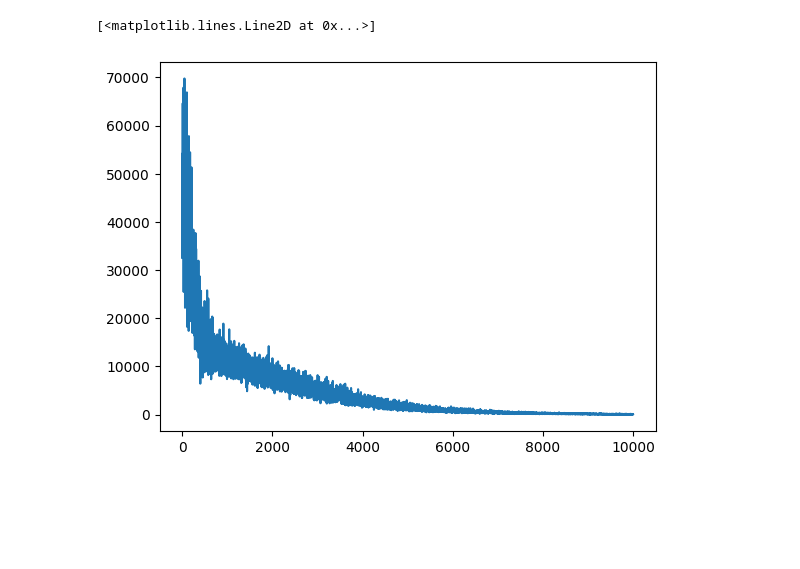
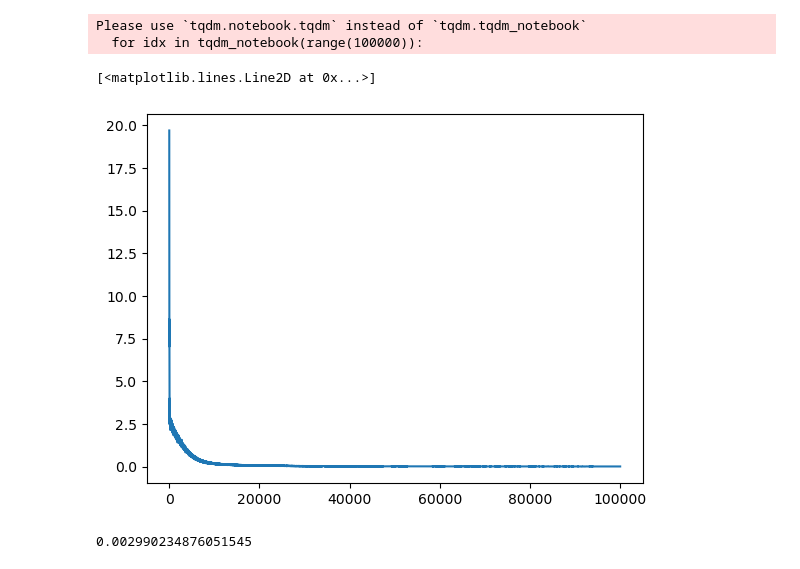
Before and after one commit to ArturKunafin/hse_dl_2024, a Jupyter notebook: Week1/PartLinear.ipynb, the cells around one changed output. Drawn from its saved outputs; the diff is of its cells as text; code cells hidden in the pictures; blank space fills up the shorter version.

```diff
--- a/Week1/PartLinear.ipynb
+++ b/Week1/PartLinear.ipynb
@@ -29,29 +34,31 @@ def f(x):
 # %%
-import torch.optim as optim
-import numpy as np
-
-optimizer = optim.Adam(net.parameters(), lr=0.001)
+optimizer = optim.SGD(net.parameters(), lr=0.001)
 loss_values = []
 
-for idx in range(10000):
-    kek = np.random.rand(100, 1) * 10 - 5
+for idx in tqdm_notebook(range(100000)):
+    kek = np.random.rand(1000, 1) * (right - left) + left
     target = f(kek)
 
     target = torch.tensor(target).to(torch.float32)
     kek    = torch.tensor(kek).to(torch.float32)
 
     output = net(kek)
 
     loss = criterion(output, target)
 
     optimizer.zero_grad()
     loss.backward()
     optimizer.step()
 
     loss_values.append(loss.item())
+plt.plot(loss_values)
+# %% [output]
+Please use `tqdm.notebook.tqdm` instead of `tqdm.tqdm_notebook`
+  for idx in tqdm_notebook(range(100000)):
+[<matplotlib.lines.Line2D at 0x...>]
+[figure, added]
-# %%
-plt.plot(loss_values)
-# %% [output]
-[<matplotlib.lines.Line2D at 0x...>]
-[figure, removed]
+# %%
+loss_values[-1]
+# %% [output]
+0.002990234876051545
 # %%
```
Also changed, not shown: parts of 13 cells of this notebook.
